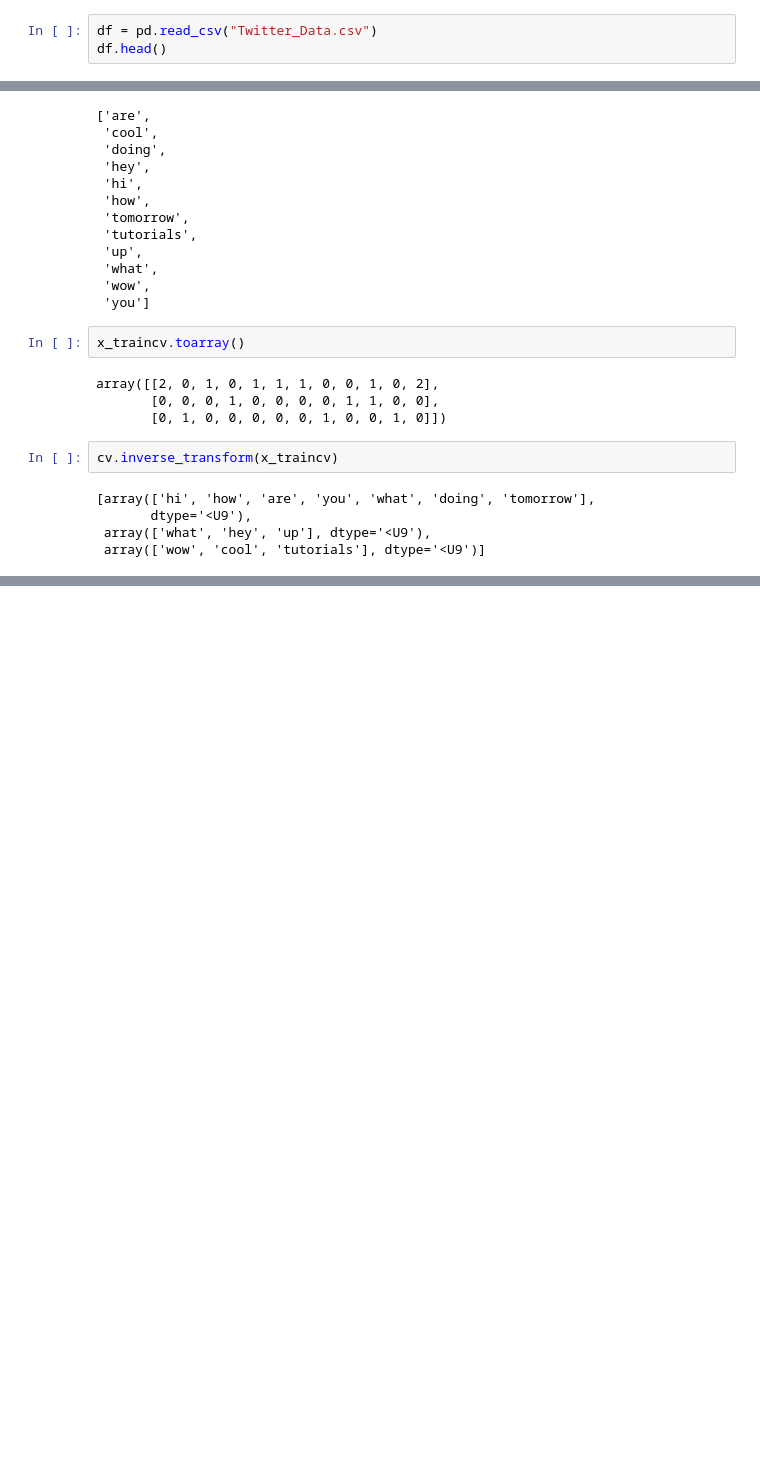
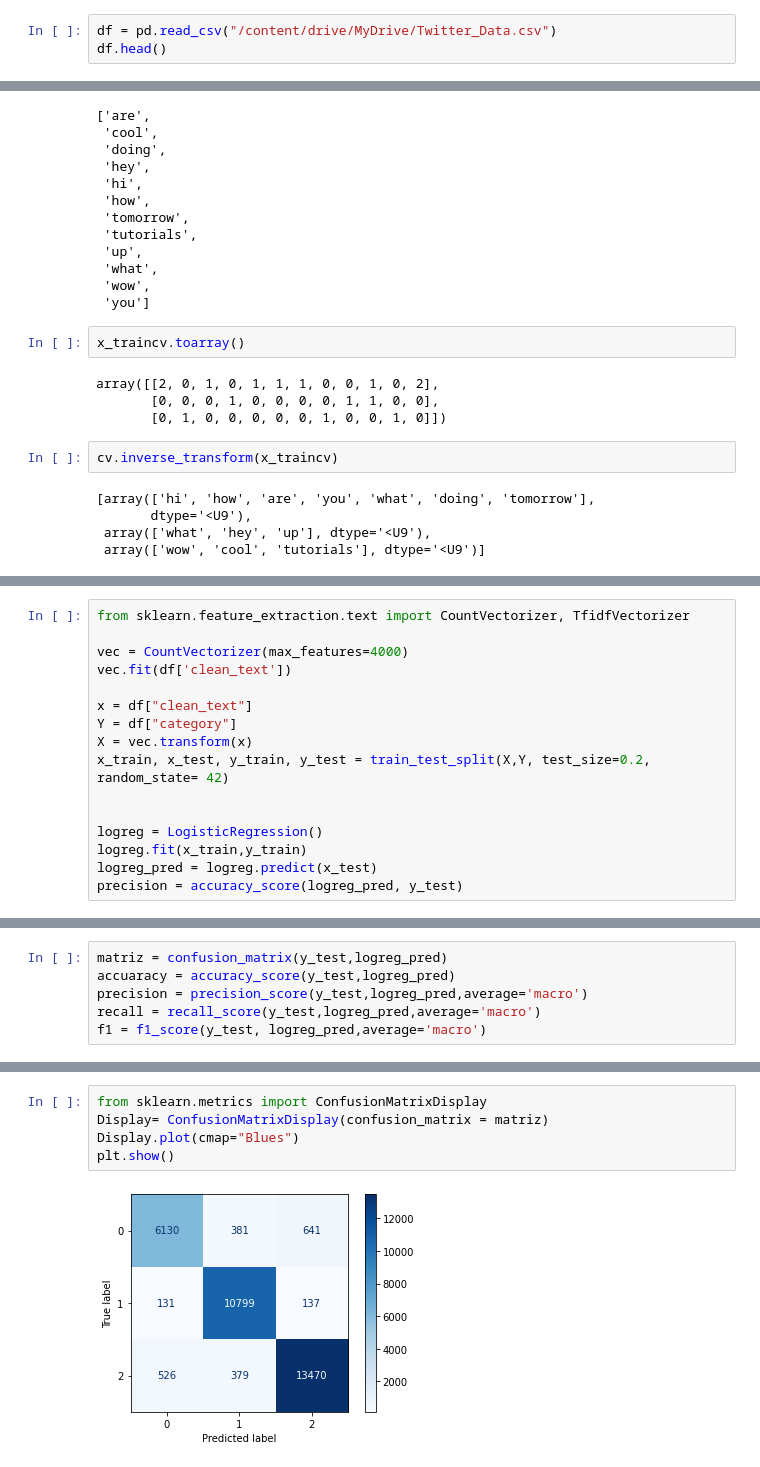
Before and after one commit to Sebas-Gonzalez/IA_2022, a Jupyter notebook: Sentimientos_Twitter.ipynb, the cells around one changed output, grey strips where cells are left out. Saved outputs shown, nothing was run; the diff lists cells and outputs as text; blank space fills up the shorter version.

```diff
--- a/Sentimientos_Twitter.ipynb
+++ b/Sentimientos_Twitter.ipynb
@@ -14,7 +16,7 @@ from sklearn.multiclass import OneVsRestClassifier
 from sklearn.metrics import accuracy_score, f1_score, classification_report,confusion_matrix
 from sklearn.linear_model import LogisticRegression
 # %%
-df = pd.read_csv("Twitter_Data.csv")
+df = pd.read_csv("/content/drive/MyDrive/Twitter_Data.csv")
 df.head()
 # %% [output]
 |  | clean_text | category |
@@ -123,0 +136,16 @@ cv.inverse_transform(x_traincv)
+# %%
+from sklearn.feature_extraction.text import CountVectorizer, TfidfVectorizer
+
+vec = CountVectorizer(max_features=4000)
+vec.fit(df['clean_text'])
+
+x = df["clean_text"]
+Y = df["category"]
+X = vec.transform(x)
+x_train, x_test, y_train, y_test = train_test_split(X,Y, test_size=0.2, random_state= 42)
+
+
+logreg = LogisticRegression()
+logreg.fit(x_train,y_train)
+logreg_pred = logreg.predict(x_test)
+precision = accuracy_score(logreg_pred, y_test)
@@ -123,0 +167,6 @@ cv.inverse_transform(x_traincv)
+# %%
+matriz = confusion_matrix(y_test,logreg_pred)
+accuaracy = accuracy_score(y_test,logreg_pred)
+precision = precision_score(y_test,logreg_pred,average='macro')
+recall = recall_score(y_test,logreg_pred,average='macro')
+f1 = f1_score(y_test, logreg_pred,average='macro')
@@ -123,0 +184,7 @@ cv.inverse_transform(x_traincv)
+# %%
+from sklearn.metrics import ConfusionMatrixDisplay
+Display= ConfusionMatrixDisplay(confusion_matrix = matriz)
+Display.plot(cmap="Blues")
+plt.show()
+# %% [output]
+[figure, added]
```
Also changed, not shown: parts of 7 cells of this notebook.
